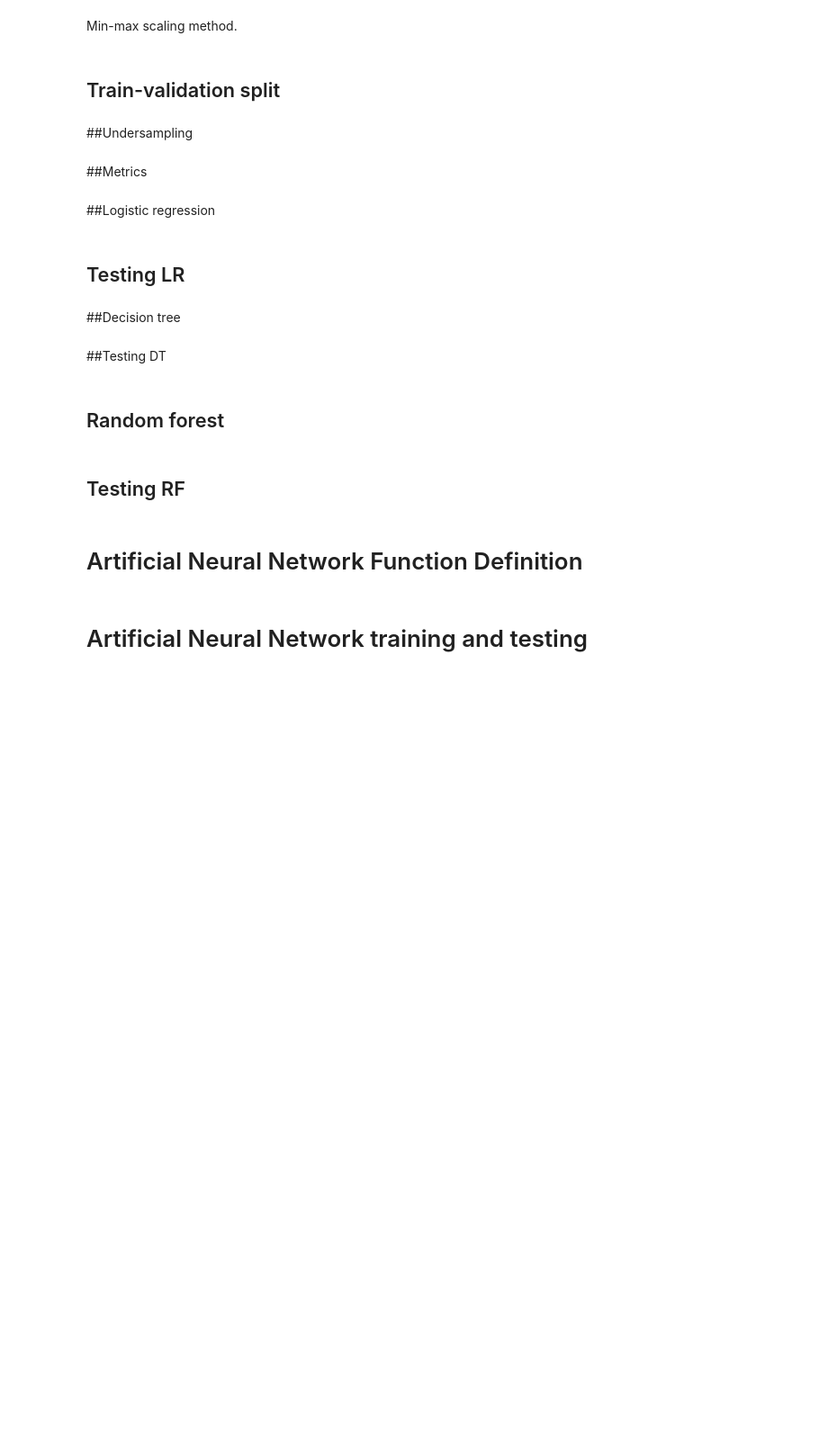
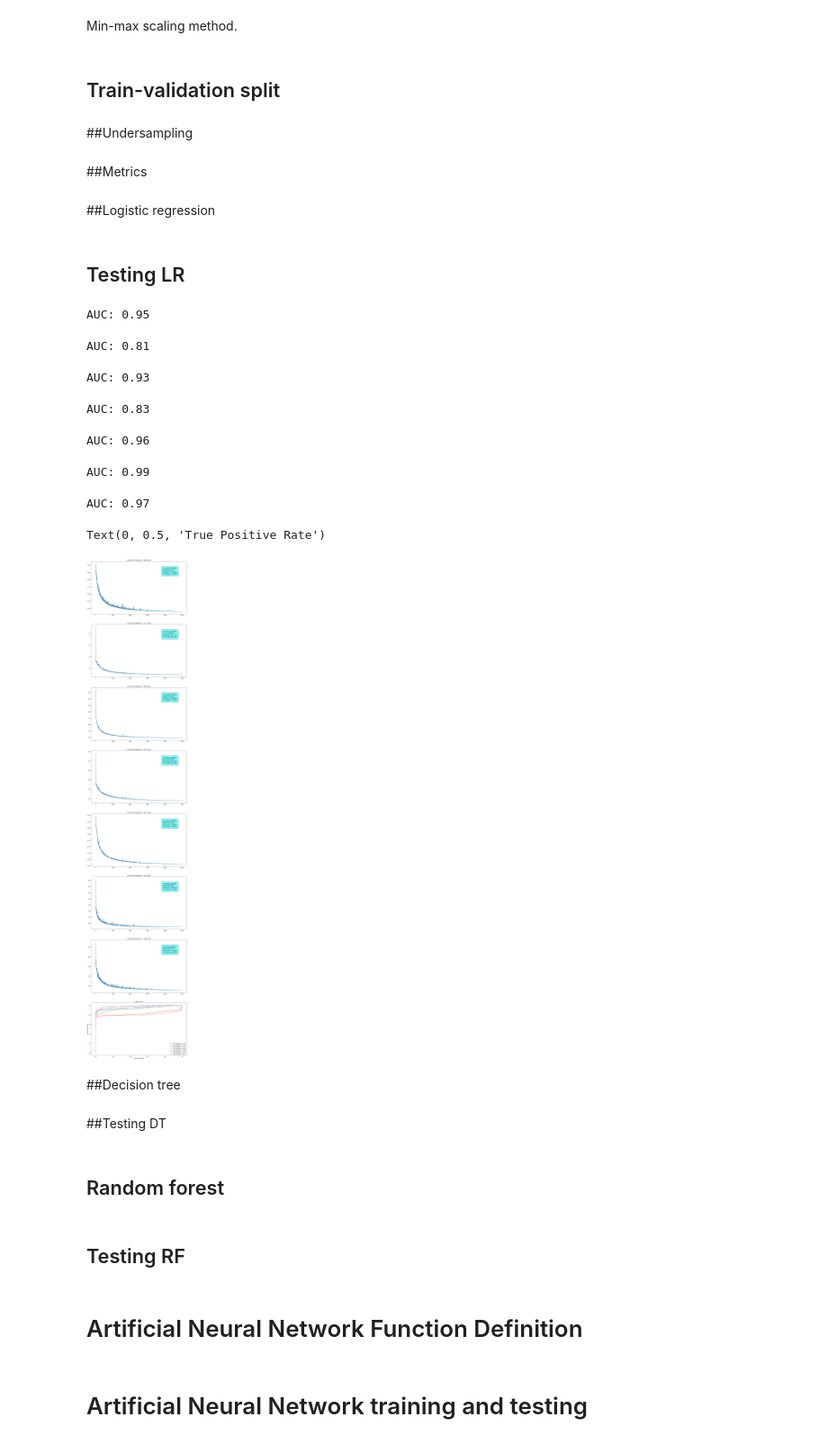
Before and after one commit to AlbertoSandri/NAML-project, a Jupyter notebook: Project.ipynb, the cells around one changed output. Shown at 90% size. Cells and saved outputs as stored; diff of their text form; code cells hidden in the pictures; blank space fills up the shorter version.

Commit message:
random and full dataset added, minor fixes

```diff
--- a/Project.ipynb
+++ b/Project.ipynb
@@ -217,7 +222,6 @@ def metrics(predictions, true_labels, axis=None):
   RC = (TP / (FN + TP)) * 100 # recall or sensitivity
   PR = (TP / (FP + TP)) * 100 # precision
   F1 = 2 * PR * RC / (PR + RC) # F1-Score
-  SP = (TN / (FP + TN)) * 100 # specificity
 
   if axis is None:
     # print the values
@@ -411,7 +414,27 @@ def SGD(x_train, y_train, x_valid=None, y_valid = None, num_epochs=50000, learni
 
   return weights, bias, history
 # %%
-def predict_logistic_regression(x, weights, bias):
+def predict_LR(x, weights, bias):
+  '''
+  Predicts output values using logistic regression
+
+  Parameters
+  ----------
+  x : ndarray
+    samples
+  weights : ndarray
+    weights of the logistic regression model
+  bias : float
+    bias of the logistic regression model
+
+  Returns
+  -------
+  predictions : ndarray
+    array with values of the samples predicted with the given model
+  '''
+  return 1. / (1. + np.exp(-(bias + x @ weights)))
+
+def predict_label_LR(x, weights, bias):
   '''
   Predicts labels using logistic regression
 
@@ -431,7 +454,7 @@ def predict_logistic_regression(x, weights, bias):
   '''
 
   # predict output of samples with the model
-  y_pred = 1 / (1 + np.exp(-(bias + x @ weights)))
+  y_pred = predict_LR(x, weights, bias)
 
   # link the predicted output to the label
   predictions = np.array([0. if pred < 0.5 else 1. for pred in y_pred])[:, None] # by setting the threshold at 0.4 better results
@@ -456,48 +479,58 @@ axs.plot(history)
 axs.set_title('train loss: %1.3e' % history[-1])
 
 # get predictions with the trained model
-predictions = predict_logistic_regression(x_test, weights, bias)
+predictions = predict_label_LR(x_test, weights, bias)
 
 # compute metrics
 metrics(predictions, y_test)
 # %%
 # testing LR on all datasets
-datasets = [data_1, data_2, data_3, data_4, data_5]
-fig, axs = plt.subplots(6,1,figsize = (15,60))
+datasets = [data_1, data_2, data_3, data_4, data_5, data_6, data_7]
+fig, axs = plt.subplots(8,1,figsize = (15,80))
 
 for i, dataset in enumerate(datasets):
   # set up the datasets
   dataset_np = dataset.to_numpy()
   dataset_normalized_np = min_max(dataset_np)
   x_train, y_train, _, _, x_test, y_test = train_split(dataset_normalized_np, percentage_train=0.7, percentage_validation=0.0)
   x_train, y_train = undersample(x_train, y_train, 20.)
 
   # train model
   weights, bias, history = SGD(x_train, y_train, batch_size=4)
 
   # plot history of the values of loss function
   axs[i].plot(history)
   axs[i].set_title('train loss for dataset %d: %1.3e' % (i+1, history[-1]))
 
   # get predictions with the trained model
-  predictions = predict_logistic_regression(x_test, weights, bias)
+  predictions = predict_label_LR(x_test, weights, bias)
 
   # compute metrics
   metrics(predictions, y_test, axs[i])
   #works well also with 30 undersample and batch_size=8
 
-  y_pred = 1 / (1 + np.exp(-(bias + x_test @ weights)))
+  y_pred = predict_LR(x_test, weights, bias)
   fpr, tpr, thresholds = roc_curve(y_test, y_pred)
   roc_auc = auc(fpr, tpr)
 
   print("AUC: %.2f" % roc_auc)
   # Plot the ROC curve
-  axs[5].plot(fpr, tpr, label='AUC dataset %d = %0.2f' % (i+1, roc_auc))
+  axs[7].plot(fpr, tpr, label='AUC dataset %d = %0.2f' % (i+1, roc_auc))
 
-axs[5].set_title('ROC Curve')
-axs[5].legend(loc='lower right')
-axs[5].set_xlabel('False Positive Rate')
-axs[5].set_ylabel('True Positive Rate')
+axs[7].set_title('ROC Curve')
+axs[7].legend(loc='lower right')
+axs[7].set_xlabel('False Positive Rate')
+axs[7].set_ylabel('True Positive Rate')
+# %% [output]
+AUC: 0.95
+AUC: 0.81
+AUC: 0.93
+AUC: 0.83
+AUC: 0.96
+AUC: 0.99
+AUC: 0.97
+Text(0, 0.5, 'True Positive Rate')
+[figure, added]
 # %% [markdown]
 ##Decision tree
 # %%
```
Also changed, not shown: parts of 8 cells of this notebook.
